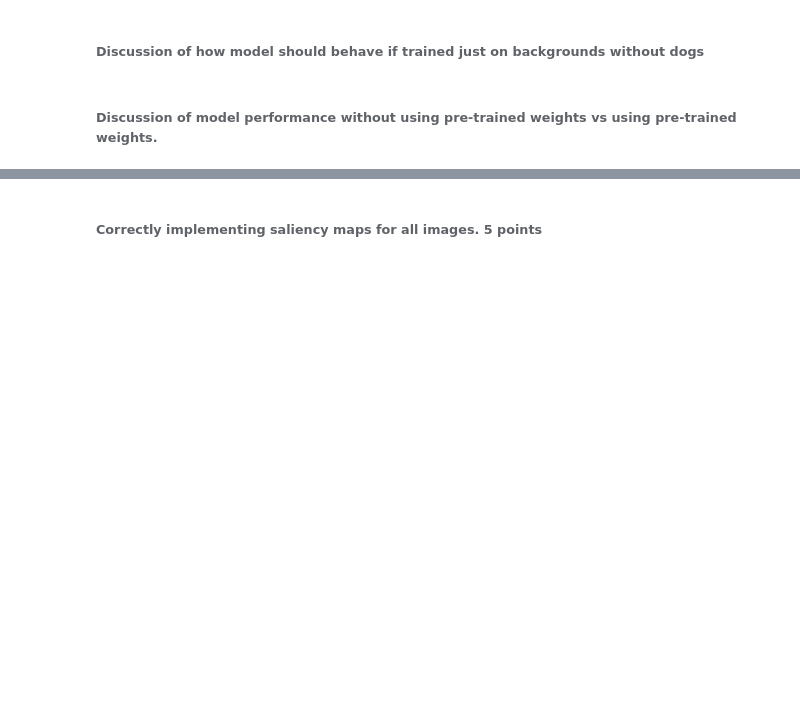
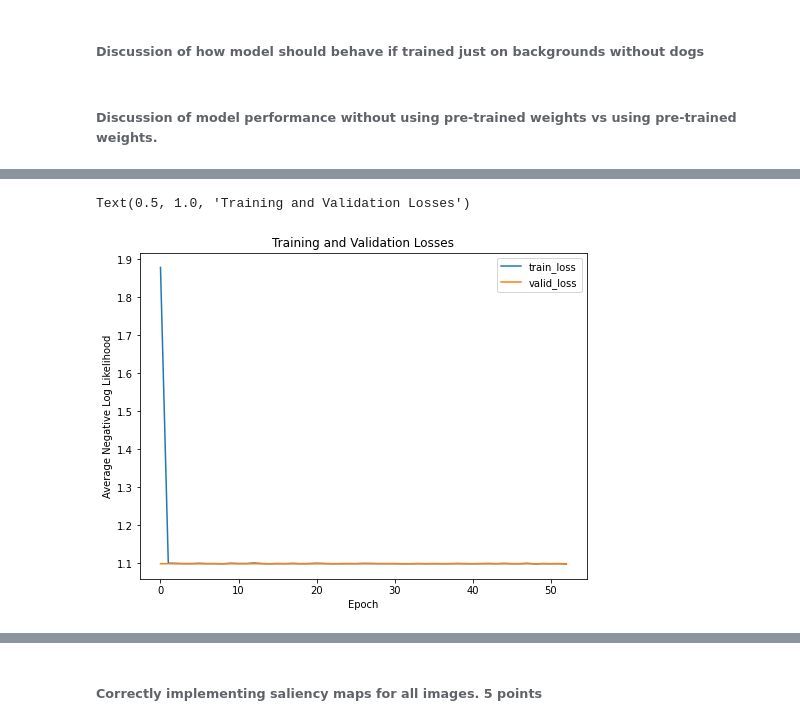
Before and after one commit to samodle/Learning-Machine-Learning, a Jupyter notebook: CNNs and Transfer Learning/Project 3 - ML For Real World Use.ipynb, the cells around one changed output, grey strips where cells are left out. Saved outputs shown, nothing was run; the diff lists cells and outputs as text; code cells hidden in the pictures; blank space fills up the shorter version.

```diff
--- a/CNNs and Transfer Learning/Project 3 - ML For Real World Use.ipynb
+++ b/CNNs and Transfer Learning/Project 3 - ML For Real World Use.ipynb
@@ -898,3 +903,38 @@ Finally, include a discussion of the output of your saliency analysis for this d
 ###### Discussion of how model should behave if trained just on backgrounds without dogs
 # %% [markdown]
 ###### Discussion of model performance without using pre-trained weights vs using pre-trained weights.
+# %%
+model = torchvision.models.vgg19(pretrained=False)
+# %%
+n_classes = 3
+n_inputs = model.classifier[6].in_features
+
+# Add on classifier
+# modified from: https://towardsdatascience.com/transfer-learning-with-convolutional-neural-networks-in-pytorch-dd09190245ce
+model.classifier[6] = nn.Sequential(
+                      nn.Linear(n_inputs, 256),
+                      nn.ReLU(),
+                      nn.Dropout(0.4),
+                      nn.Linear(256, n_classes),
+                      nn.LogSoftmax(dim=1))
+
+criterion = nn.NLLLoss()
+optimizer = optim.AdamW(model.parameters(), lr=.001)
+
+# Move to gpu and parallelize
+if train_on_gpu:
+    model = model.to('cuda')
+
+if multi_gpu:
+    model = nn.DataParallel(model)
+# %%
+model, historyN = train(
+    model,
+    criterion,
+    optimizer,
+    train_data_loader,
+    test_data_loader,
+    save_file_name='dog_id_model_full',
+    max_epochs_stop=20,
+    n_epochs=100,
+    print_every=1)
@@ -900,0 +959,12 @@ Finally, include a discussion of the output of your saliency analysis for this d
+# %%
+plt.figure(figsize=(8, 6))
+for c in ['train_loss', 'valid_loss']:
+    plt.plot(
+        historyN[c], label=c)
+plt.legend()
+plt.xlabel('Epoch')
+plt.ylabel('Average Negative Log Likelihood')
+plt.title('Training and Validation Losses')
+# %% [output]
+Text(0.5, 1.0, 'Training and Validation Losses')
+[figure, added]
```
Also changed, not shown: parts of 9 cells of this notebook.
